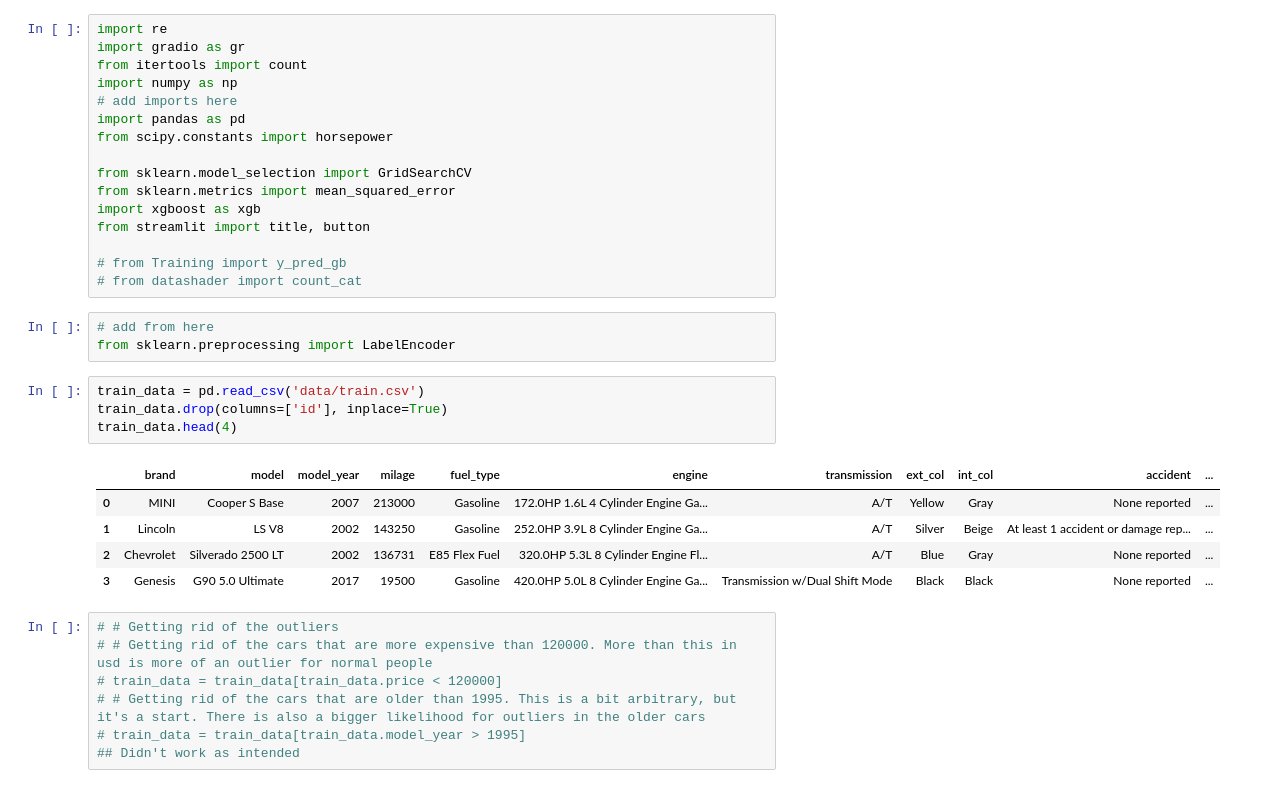
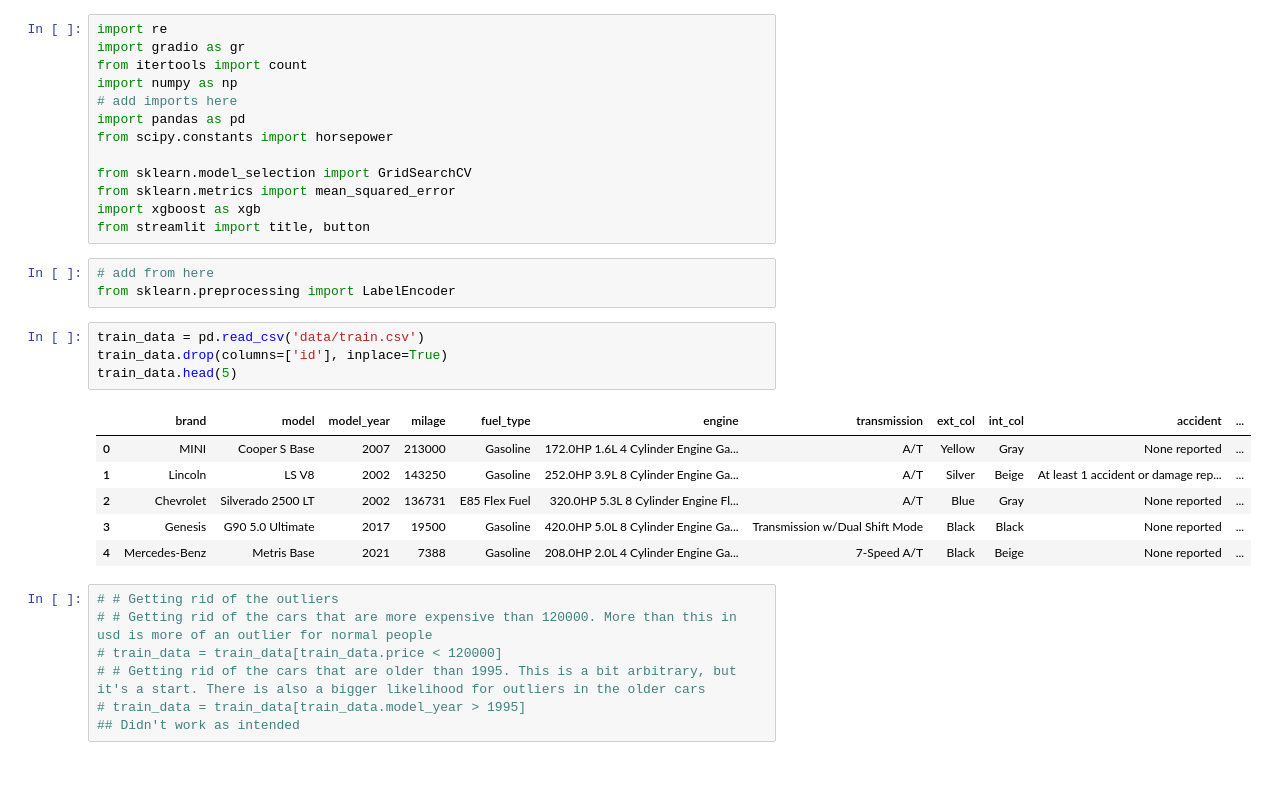
Before and after one commit to h602120/Oblig2_MLprosjektBilPris, a Jupyter notebook: CarPricingGradio.ipynb, the cells around one changed output. Cells and saved outputs as stored; diff of their text form.

```diff
--- a/CarPricingGradio.ipynb
+++ b/CarPricingGradio.ipynb
@@ -11,22 +11,20 @@ from sklearn.model_selection import GridSearchCV
 from sklearn.metrics import mean_squared_error
 import xgboost as xgb
 from streamlit import title, button
-
-# from Training import y_pred_gb
-# from datashader import count_cat
 # %%
 # add from here
 from sklearn.preprocessing import LabelEncoder
 # %%
 train_data = pd.read_csv('data/train.csv')
 train_data.drop(columns=['id'], inplace=True)
-train_data.head(4)
+train_data.head(5)
 # %% [output]
 |  | brand | model | model_year | milage | fuel_type | engine | transmission | ext_col | int_col | accident | ... |
 | 0 | MINI | Cooper S Base | 2007 | 213000 | Gasoline | 172.0HP 1.6L 4 Cylinder Engine Ga... | A/T | Yellow | Gray | None reported | ... |
 | 1 | Lincoln | LS V8 | 2002 | 143250 | Gasoline | 252.0HP 3.9L 8 Cylinder Engine Ga... | A/T | Silver | Beige | At least 1 accident or damage rep... | ... |
 | 2 | Chevrolet | Silverado 2500 LT | 2002 | 136731 | E85 Flex Fuel | 320.0HP 5.3L 8 Cylinder Engine Fl... | A/T | Blue | Gray | None reported | ... |
 | 3 | Genesis | G90 5.0 Ultimate | 2017 | 19500 | Gasoline | 420.0HP 5.0L 8 Cylinder Engine Ga... | Transmission w/Dual Shift Mode | Black | Black | None reported | ... |
+| 4 | Mercedes-Benz | Metris Base | 2021 | 7388 | Gasoline | 208.0HP 2.0L 4 Cylinder Engine Ga... | 7-Speed A/T | Black | Beige | None reported | ... |
 # %%
 # # Getting rid of the outliers
 # # Getting rid of the cars that are more expensive than 120000. More than this in usd is more of an outlier for normal people
```
Also changed, not shown: parts of 2 cells of this notebook.
